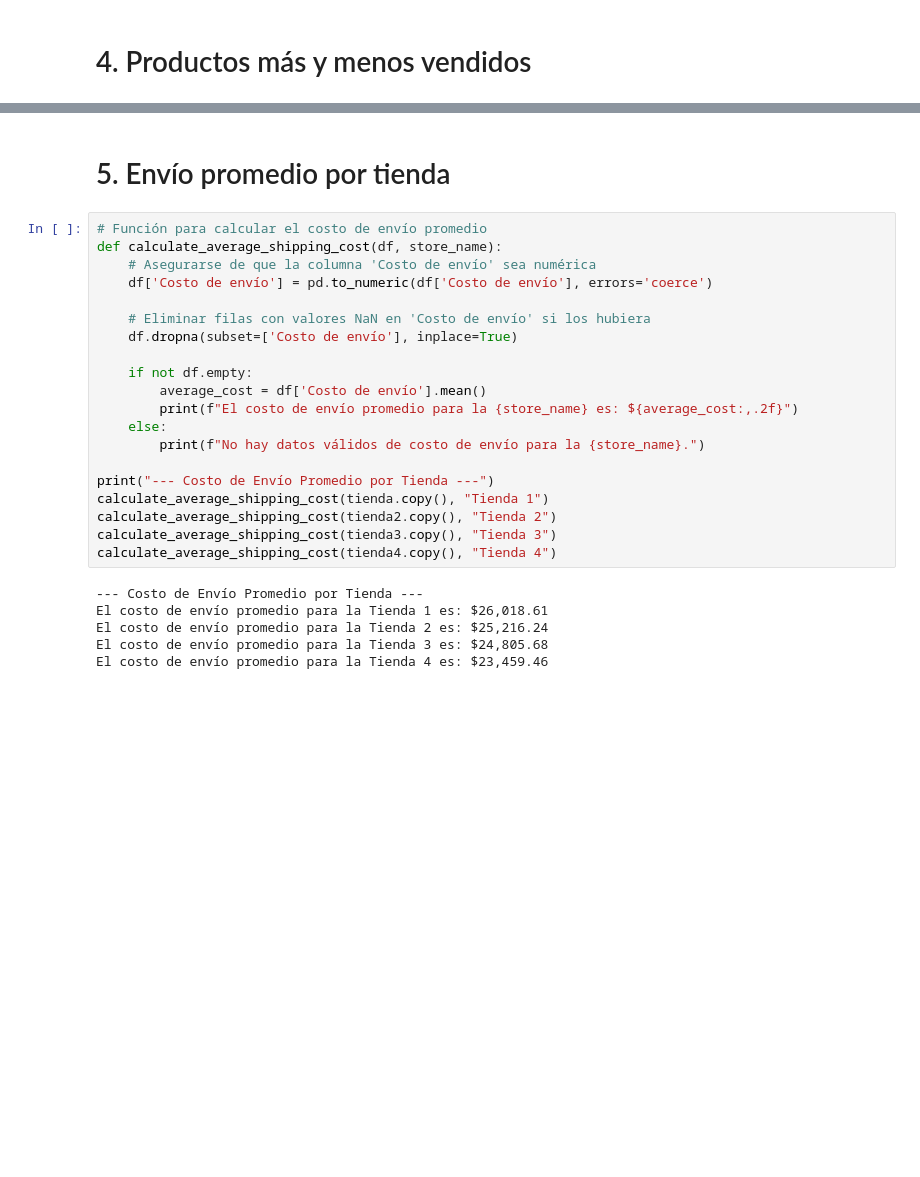
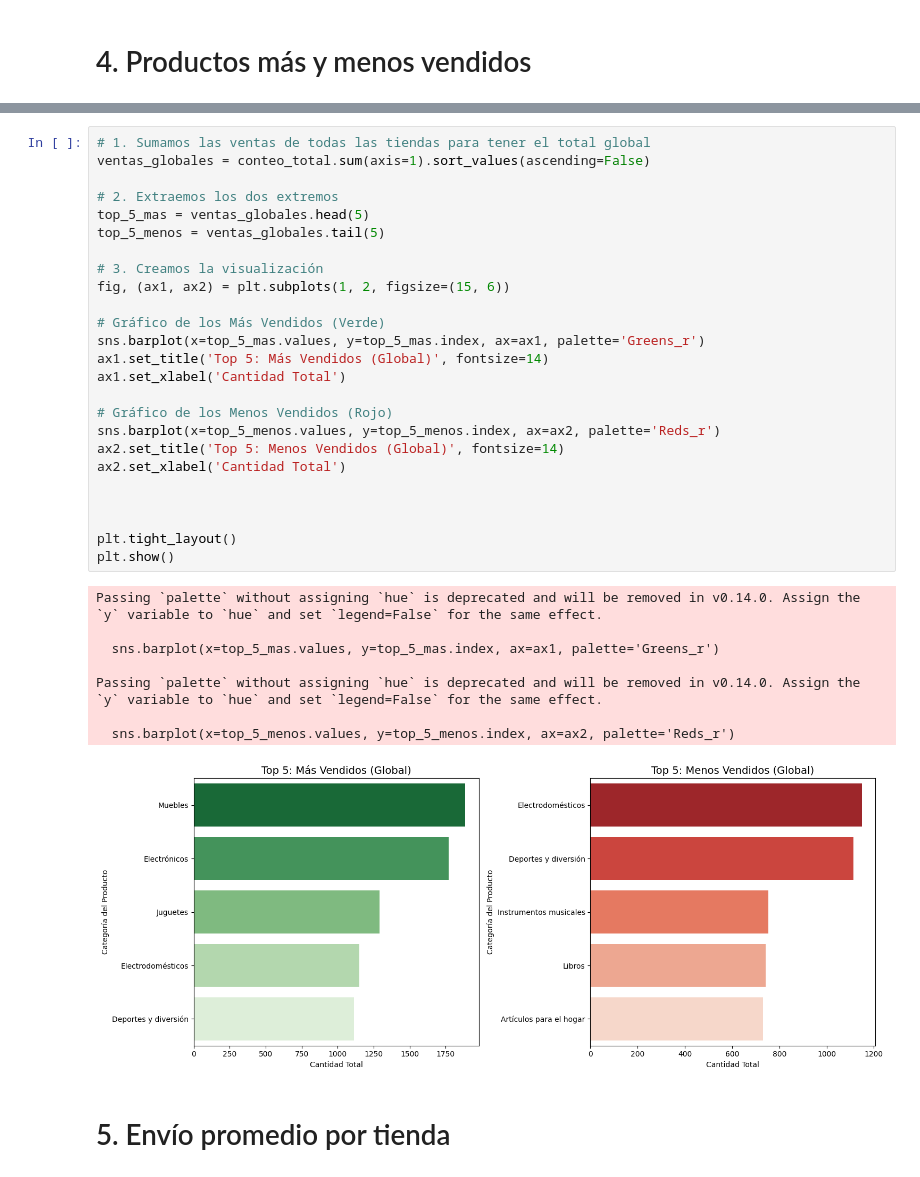
Before and after one commit to HeberBernal/Heber-base-de-datos-challenge1-latam, a Jupyter notebook: AluraStoreLatamHeber.ipynb, the cells around one changed output, grey strips where cells are left out. Saved outputs shown, nothing was run; the diff lists cells and outputs as text; blank space fills up the shorter version.

```diff
--- a/AluraStoreLatamHeber.ipynb
+++ b/AluraStoreLatamHeber.ipynb
@@ -267,28 +184,36 @@ Passing `palette` without assigning `hue` is deprecated and will be removed in v
+# %%
+# 1. Sumamos las ventas de todas las tiendas para tener el total global
+ventas_globales = conteo_total.sum(axis=1).sort_values(ascending=False)
+
+# 2. Extraemos los dos extremos
+top_5_mas = ventas_globales.head(5)
+top_5_menos = ventas_globales.tail(5)
+
+# 3. Creamos la visualización
+fig, (ax1, ax2) = plt.subplots(1, 2, figsize=(15, 6))
+
+# Gráfico de los Más Vendidos (Verde)
+sns.barplot(x=top_5_mas.values, y=top_5_mas.index, ax=ax1, palette='Greens_r')
+ax1.set_title('Top 5: Más Vendidos (Global)', fontsize=14)
+ax1.set_xlabel('Cantidad Total')
+
+# Gráfico de los Menos Vendidos (Rojo)
+sns.barplot(x=top_5_menos.values, y=top_5_menos.index, ax=ax2, palette='Reds_r')
+ax2.set_title('Top 5: Menos Vendidos (Global)', fontsize=14)
+ax2.set_xlabel('Cantidad Total')
+
+
+
+plt.tight_layout()
+plt.show()
+# %% [output]
+Passing `palette` without assigning `hue` is deprecated and will be removed in v0.14.0. Assign the `y` variable to `hue` and set `legend=False` for the same effect.
+
+  sns.barplot(x=top_5_mas.values, y=top_5_mas.index, ax=ax1, palette='Greens_r')
+
+Passing `palette` without assigning `hue` is deprecated and will be removed in v0.14.0. Assign the `y` variable to `hue` and set `legend=False` for the same effect.
+
+  sns.barplot(x=top_5_menos.values, y=top_5_menos.index, ax=ax2, palette='Reds_r')
+[figure, added]
 # %% [markdown]
 # 5. Envío promedio por tienda
-# %%
-# Función para calcular el costo de envío promedio
-def calculate_average_shipping_cost(df, store_name):
-    # Asegurarse de que la columna 'Costo de envío' sea numérica
-    df['Costo de envío'] = pd.to_numeric(df['Costo de envío'], errors='coerce')
-
-    # Eliminar filas con valores NaN en 'Costo de envío' si los hubiera
-    df.dropna(subset=['Costo de envío'], inplace=True)
-
-    if not df.empty:
-        average_cost = df['Costo de envío'].mean()
-        print(f"El costo de envío promedio para la {store_name} es: ${average_cost:,.2f}")
-    else:
-        print(f"No hay datos válidos de costo de envío para la {store_name}.")
-
-print("--- Costo de Envío Promedio por Tienda ---")
-calculate_average_shipping_cost(tienda.copy(), "Tienda 1")
-calculate_average_shipping_cost(tienda2.copy(), "Tienda 2")
-calculate_average_shipping_cost(tienda3.copy(), "Tienda 3")
-calculate_average_shipping_cost(tienda4.copy(), "Tienda 4")
-# %% [output]
---- Costo de Envío Promedio por Tienda ---
-El costo de envío promedio para la Tienda 1 es: $26,018.61
-El costo de envío promedio para la Tienda 2 es: $25,216.24
-El costo de envío promedio para la Tienda 3 es: $24,805.68
-El costo de envío promedio para la Tienda 4 es: $23,459.46
```
Also changed, not shown: parts of 7 cells of this notebook.
